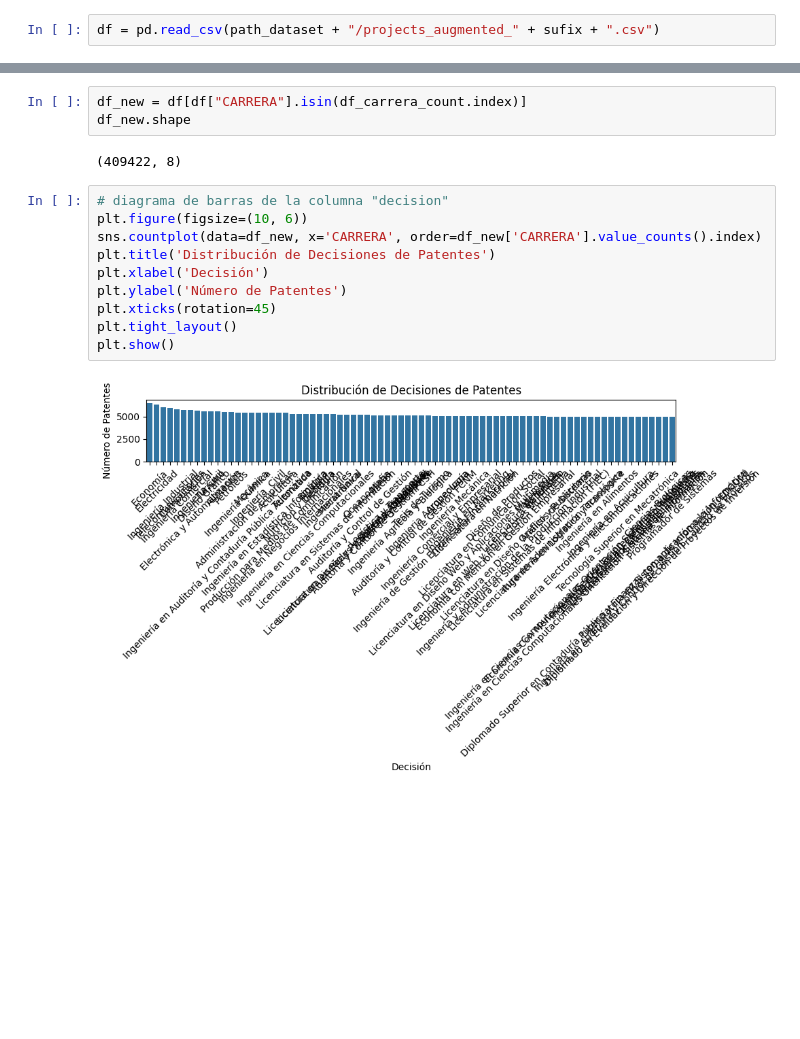
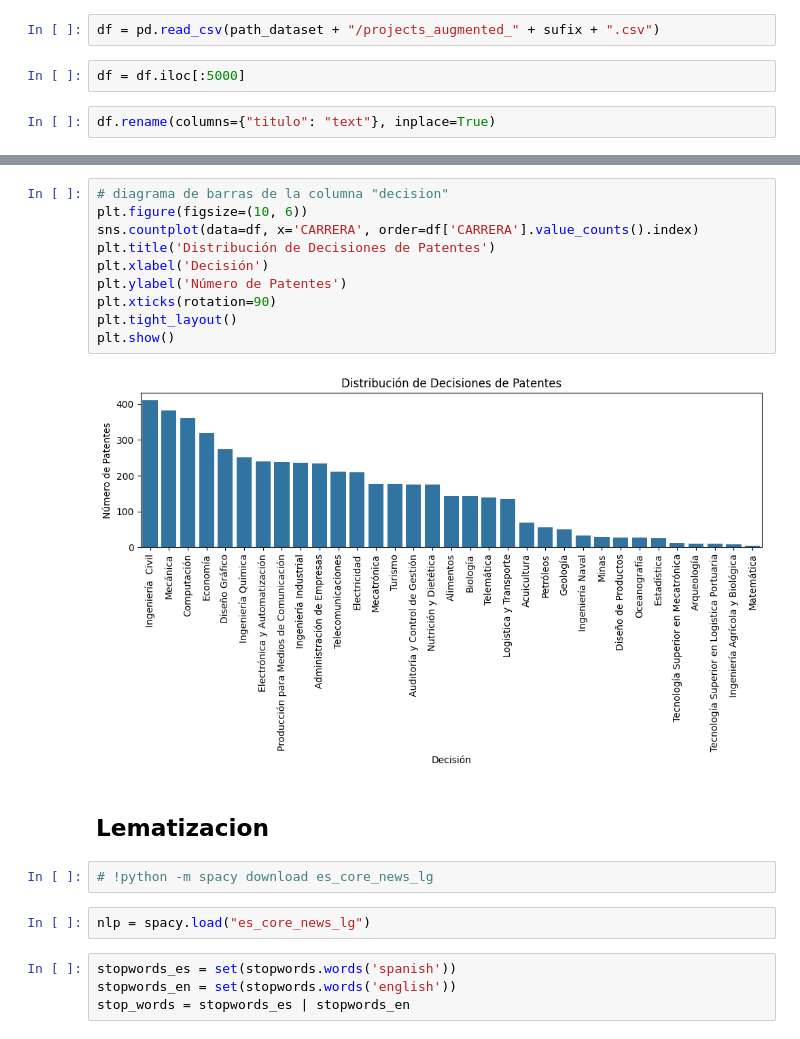
Before and after one commit to stevenaraujo98/project-carrear-classification, a Jupyter notebook: 3_postprocessing.ipynb, the cells around one changed output, grey strips where cells are left out. Drawn from its saved outputs; the diff is of its cells as text; blank space fills up the shorter version.

```diff
--- a/3_postprocessing.ipynb
+++ b/3_postprocessing.ipynb
@@ -23,6 +32,10 @@ else:
 pd.set_option('display.max_columns', None)
 # %%
 df = pd.read_csv(path_dataset + "/projects_augmented_" + sufix + ".csv")
+# %%
+df = df.iloc[:5000]
+# %%
+df.rename(columns={"titulo": "text"}, inplace=True)
 # %%
 df.shape
 # %% [output]
@@ -87,17 +66,22 @@ Name: count, Length: 78, dtype: int64
-# %%
-df_new = df[df["CARRERA"].isin(df_carrera_count.index)]
-df_new.shape
-# %% [output]
-(409422, 8)
 # %%
 # diagrama de barras de la columna "decision"
 plt.figure(figsize=(10, 6))
-sns.countplot(data=df_new, x='CARRERA', order=df_new['CARRERA'].value_counts().index)
+sns.countplot(data=df, x='CARRERA', order=df['CARRERA'].value_counts().index)
 plt.title('Distribución de Decisiones de Patentes')
 plt.xlabel('Decisión')
 plt.ylabel('Número de Patentes')
-plt.xticks(rotation=45)
+plt.xticks(rotation=90)
 plt.tight_layout()
 plt.show()
 # %% [output]
-[figure, old version]
+[figure, new version]
+# %% [markdown]
+## Lematizacion
+# %%
+# !python -m spacy download es_core_news_lg
+# %%
+nlp = spacy.load("es_core_news_lg")
+# %%
+stopwords_es = set(stopwords.words('spanish'))
+stopwords_en = set(stopwords.words('english'))
+stop_words = stopwords_es | stopwords_en
```
Also changed, not shown: parts of 17 cells of this notebook, 5 other files.
